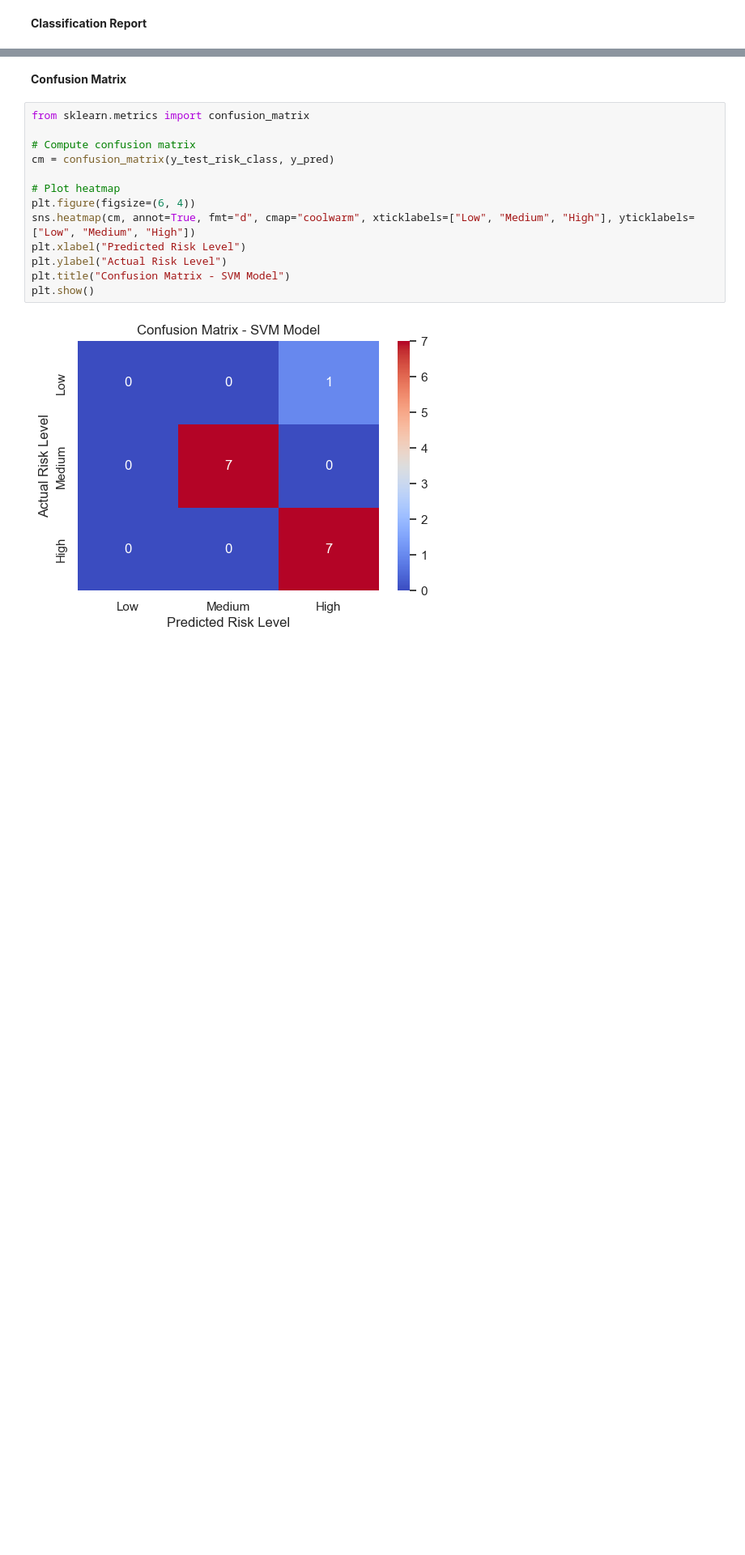
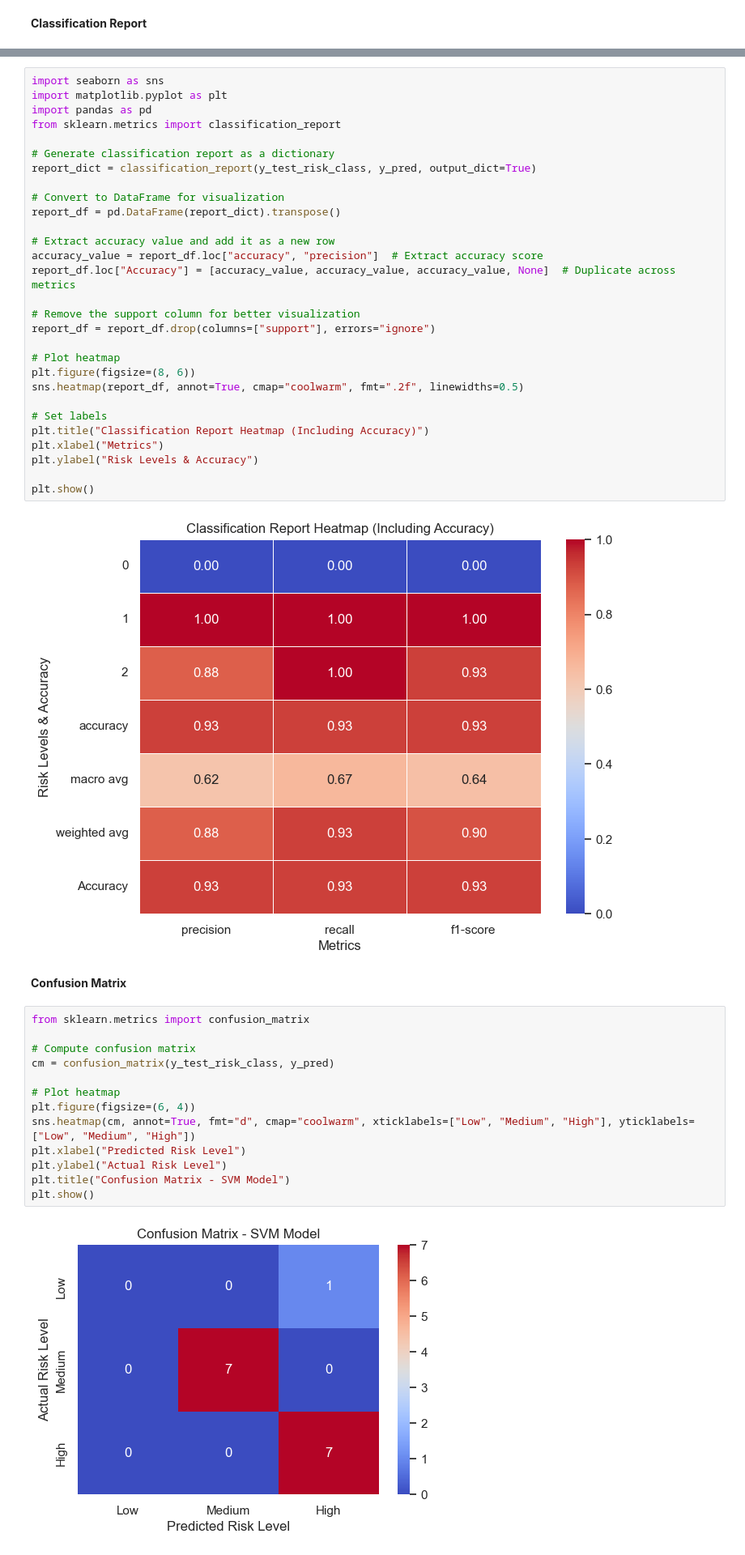
Before and after one commit to wisdomxduru/-Lung-Cancer-Risk-Prediction-Model-SVM-, a Jupyter notebook: SVM prediction for non-smokers.ipynb, the cells around one changed output, grey strips where cells are left out. Shown at 81% size. Cells and saved outputs as stored; diff of their text form; blank space fills up the shorter version.

```diff
--- a/SVM prediction for non-smokers.ipynb
+++ b/SVM prediction for non-smokers.ipynb
@@ -349,6 +421,37 @@ print(classification_report(y_test_risk_class, y_pred))
     accuracy                           0.93        15
    macro avg       0.62      0.67      0.64        15
 weighted avg       0.88      0.93      0.90        15
+# %%
+import seaborn as sns
+import matplotlib.pyplot as plt
+import pandas as pd
+from sklearn.metrics import classification_report
+
+# Generate classification report as a dictionary
+report_dict = classification_report(y_test_risk_class, y_pred, output_dict=True)
+
+# Convert to DataFrame for visualization
+report_df = pd.DataFrame(report_dict).transpose()
+
+# Extract accuracy value and add it as a new row
+accuracy_value = report_df.loc["accuracy", "precision"]  # Extract accuracy score
+report_df.loc["Accuracy"] = [accuracy_value, accuracy_value, accuracy_value, None]  # Duplicate across metrics
+
+# Remove the support column for better visualization
+report_df = report_df.drop(columns=["support"], errors="ignore")
+
+# Plot heatmap
+plt.figure(figsize=(8, 6))
+sns.heatmap(report_df, annot=True, cmap="coolwarm", fmt=".2f", linewidths=0.5)
+
+# Set labels
+plt.title("Classification Report Heatmap (Including Accuracy)")
+plt.xlabel("Metrics")
+plt.ylabel("Risk Levels & Accuracy")
+
+plt.show()
+# %% [output]
+[figure, added]
 # %% [markdown]
 **Confusion Matrix**
 # %%
```
Also changed, not shown: parts of 5 cells of this notebook, 1 other file.
